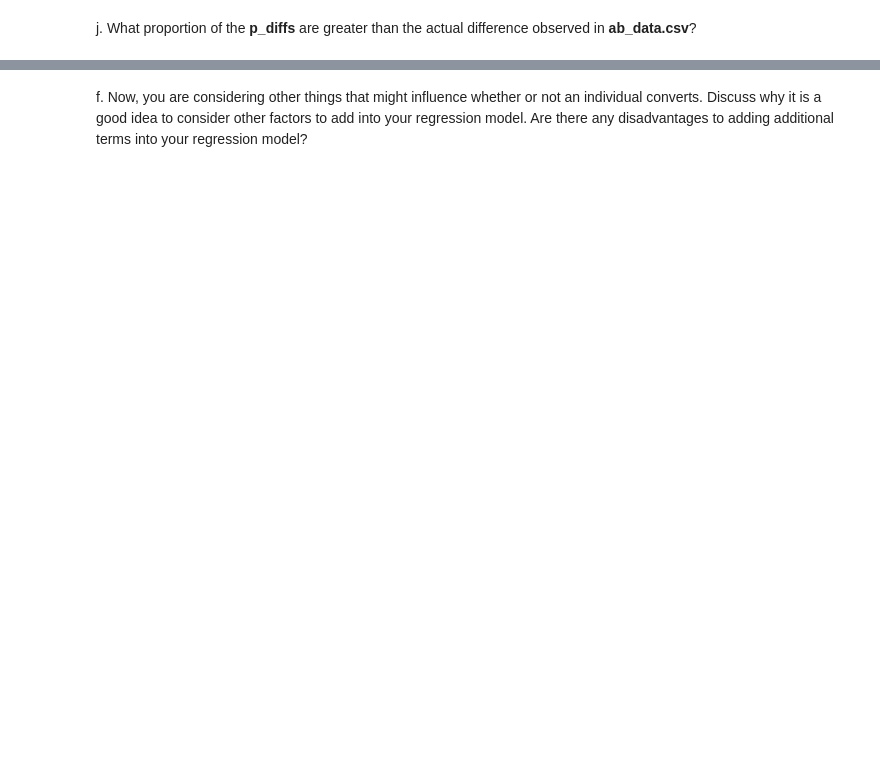
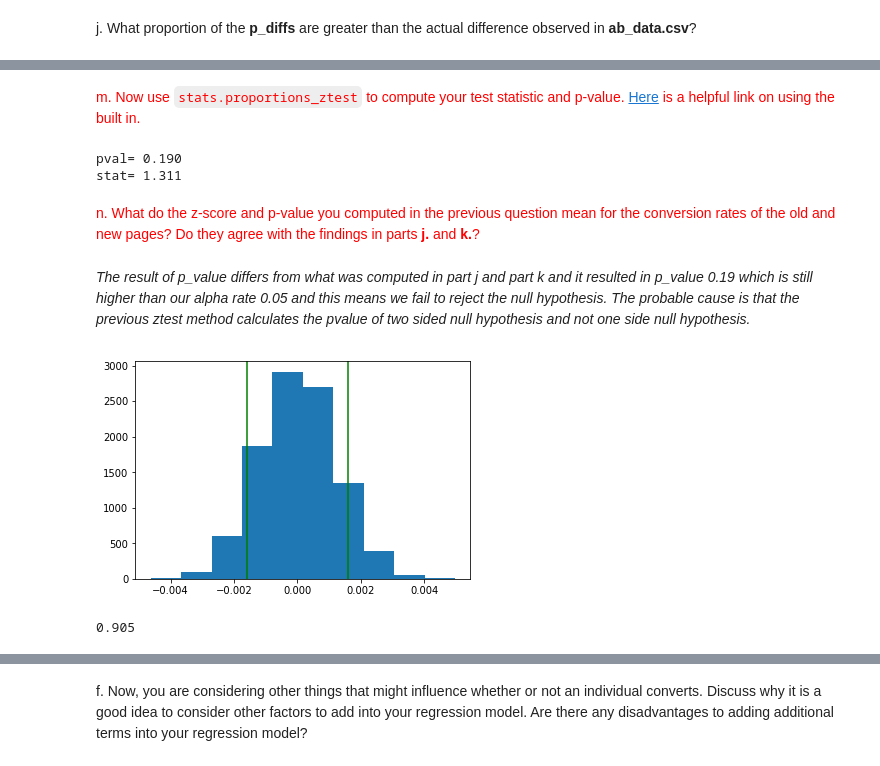
Before and after one commit to CherifArsanious/Project3-Udacity-ABtest-Results, a Jupyter notebook: Analyze_ab_test_results_notebook.ipynb, the cells around one changed output, grey strips where cells are left out. Drawn from its saved outputs; the diff is of its cells as text; code cells hidden in the pictures; blank space fills up the shorter version.

```diff
--- a/Analyze_ab_test_results_notebook.ipynb
+++ b/Analyze_ab_test_results_notebook.ipynb
@@ -185,0 +370,29 @@ e. What is the p-value associated with **ab_page**? Why does it differ from the
+# %% [markdown]
+<font color=red>m. Now use `stats.proportions_ztest` to compute your test statistic and p-value.  [Here](https://docs.w3cub.com/statsmodels/generated/statsmodels.stats.proportion.proportions_ztest/) is a helpful link on using the built in.
+# %%
+from statsmodels.stats.proportion import proportions_ztest
+counts = np.array([convert_old, convert_new])
+nobs = np.array([n_old, n_new])
+stat, pval = proportions_ztest(counts, nobs)
+print('pval= {0:0.3f}'.format(pval))
+print('stat= {0:0.3f}'.format(stat))
+# %% [output]
+pval= 0.190
+stat= 1.311
+# %% [markdown]
+<font color=red>n. What do the z-score and p-value you computed in the previous question mean for the conversion rates of the old and new pages?  Do they agree with the findings in parts **j.** and **k.**?
+# %% [markdown]
+*The result of p_value differs from what was computed in part j and part k and it resulted in p_value 0.19 which is still higher than our alpha rate 0.05 and this means we fail to reject the null hypothesis. The probable cause is that the previous ztest method calculates the pvalue of two sided null hypothesis and not one side null hypothesis.*
+# %%
+#the stats proportions ztest method calculated the proportion of the area lower than
+#the lower limit and the area higher than the upper limit
+plt.hist(p_diffs)
+plt.axvline(x=obs_diff,color='green')
+plt.axvline(x=-1*obs_diff,color='green');
+# %% [output]
+[figure, added]
+# %%
+#to adjust for pvalue ofstats.proportions ztest to be one side like in our null hypothesis
+1-(0.190/2)
+# %% [output]
+0.905
```
Also changed, not shown: parts of 130 cells of this notebook, 1 other file.
